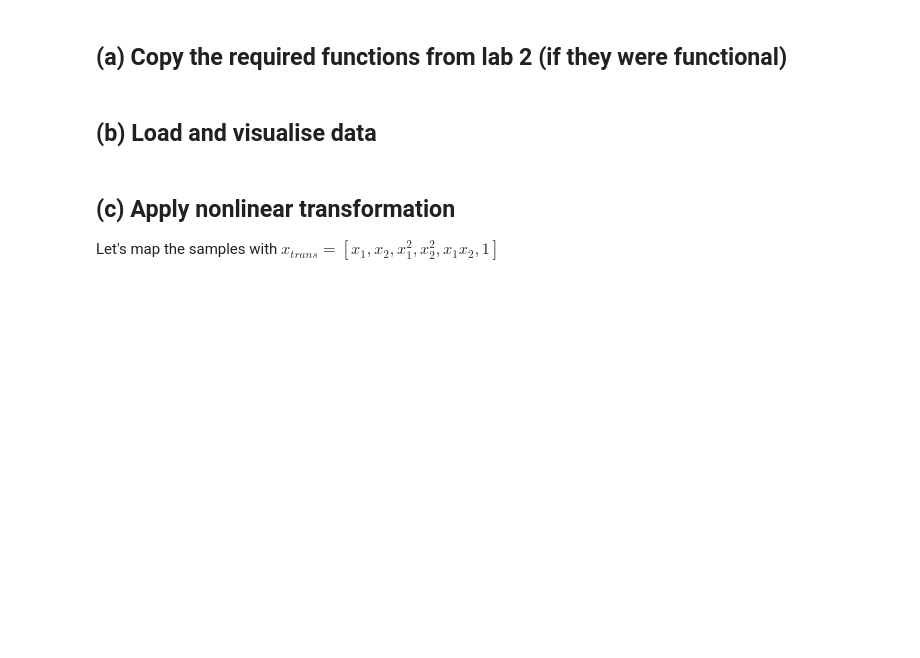
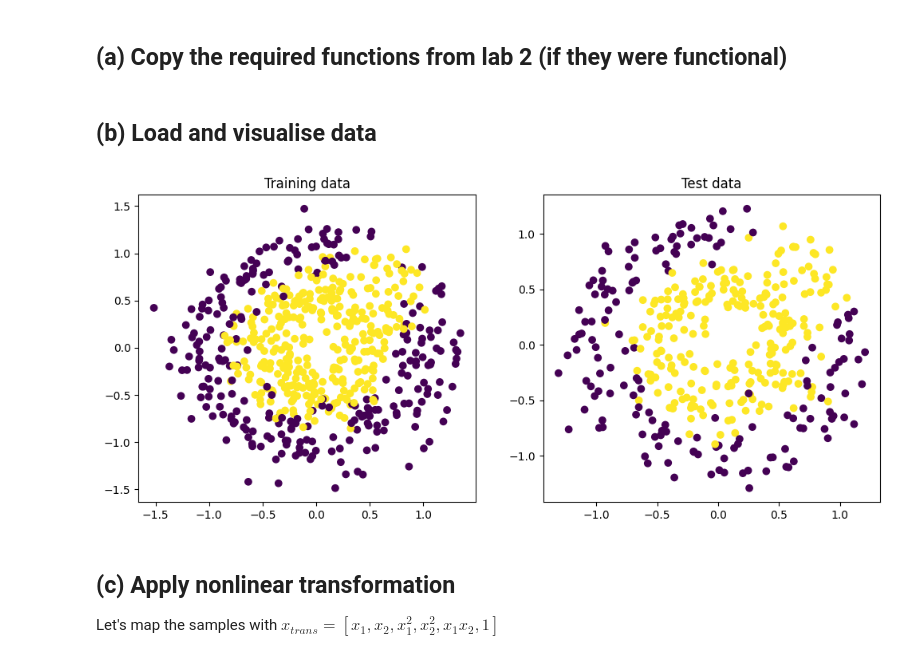
Before and after one commit to sqooid/ece4179-neural-networks, a Jupyter notebook: assignment/Task_1_Student.ipynb, the cells around one changed output. Cells and saved outputs as stored; diff of their text form; code cells hidden in the pictures; blank space fills up the shorter version.

```diff
--- a/assignment/Task_1_Student.ipynb
+++ b/assignment/Task_1_Student.ipynb
@@ -244,8 +236,17 @@ Y_test_circle = loaded_data_task4["arr_3"]
 # %%
 # Visualize non-linear features for both train and test data
 # Create two plots side-by-side (Use subplots). Use scatter plots and show samples in different classes with different colours. The samples are 2-dimensional.
 
-???
+plt.figure(figsize=(12, 5))
+plt.subplot(1, 2, 1)
+plt.scatter(X_train[:, 0], X_train[:, 1], c=Y_train_circle)
+plt.title("Training data")
+plt.subplot(1, 2, 2)
+plt.scatter(X_test[:, 0], X_test[:, 1], c=Y_test_circle)
+plt.title("Test data")
+plt.show()
+# %% [output]
+[figure, added]
 # %% [markdown]
 ## (c) Apply nonlinear transformation
 
```
Also changed, not shown: parts of 7 cells of this notebook.
